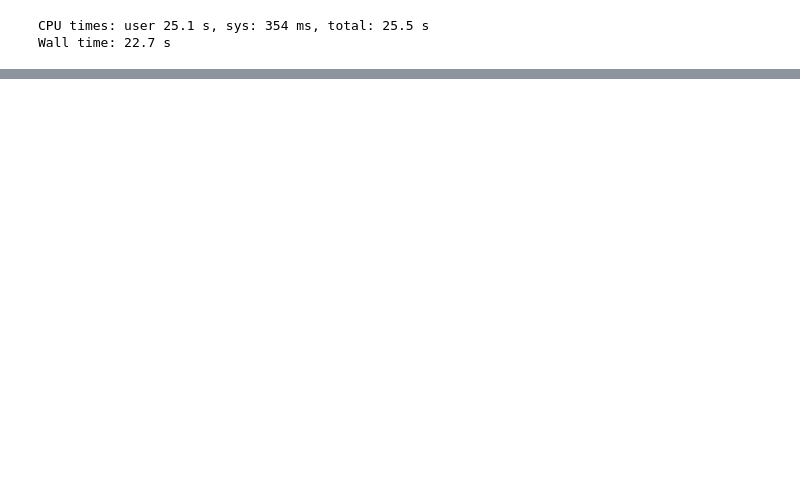
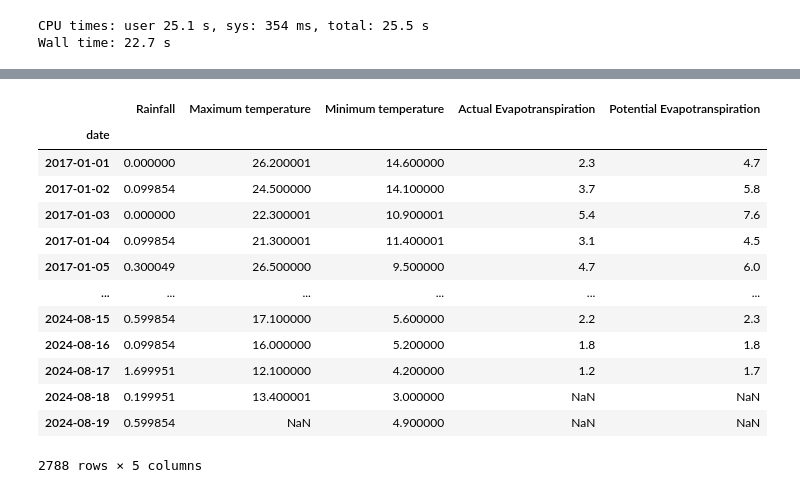
Before and after one commit to johnburley3000/PaddockTS, a Jupyter notebook: DAESIM_preprocess/everything_visualise.ipynb, the cells around one changed output, grey strips where cells are left out. Drawn from its saved outputs; the diff is of its cells as text; code cells hidden in the pictures; blank space fills up the shorter version.

```diff
--- a/DAESIM_preprocess/everything_visualise.ipynb
+++ b/DAESIM_preprocess/everything_visualise.ipynb
@@ -97,0 +152,36 @@ ds_silo = xr.open_dataset(filename)
+# %%
+# Combine the datasets along the 'time' dimension
+# ds_merged = xr.merge([ds3, ds4, ds5, ds6, ds7, ds8, ds9])
+df = ds_silo_point.to_dataframe().reset_index()
+df = df.drop(columns=["lat", "lon", "crs"])
+df = df.set_index('time')
+
+# # Rename the columns to match Alex's DAESim_forcing.csv
+abbreviations = {
+    "daily_rain" : "Rainfall",
+    "max_temp" : "Maximum temperature",
+    "min_temp" : "Minimum temperature",
+    "Ssoil":"Soil moisture",
+    "et_morton_actual": "Actual Evapotranspiration",
+    "et_morton_potential":"Potential Evapotranspiration"
+    }
+df.rename(columns=abbreviations, inplace=True)
+df.rename_axis("date", inplace=True)
+# df.to_csv("DAESim_forcing.csv")
+# df.head()
+df
+# %% [output]
+|  | Rainfall | Maximum temperature | Minimum temperature | Actual Evapotranspiration | Potential Evapotranspiration |
+| date |  |  |  |  |  |
+| 2017-01-01 | 0.000000 | 26.200001 | 14.600000 | 2.3 | 4.7 |
+| 2017-01-02 | 0.099854 | 24.500000 | 14.100000 | 3.7 | 5.8 |
+| 2017-01-03 | 0.000000 | 22.300001 | 10.900001 | 5.4 | 7.6 |
+| 2017-01-04 | 0.099854 | 21.300001 | 11.400001 | 3.1 | 4.5 |
+| 2017-01-05 | 0.300049 | 26.500000 | 9.500000 | 4.7 | 6.0 |
+| ... | ... | ... | ... | ... | ... |
+| 2024-08-15 | 0.599854 | 17.100000 | 5.600000 | 2.2 | 2.3 |
+| 2024-08-16 | 0.099854 | 16.000000 | 5.200000 | 1.8 | 1.8 |
+| 2024-08-17 | 1.699951 | 12.100000 | 4.200000 | 1.2 | 1.7 |
+| 2024-08-18 | 0.199951 | 13.400001 | 3.000000 | NaN | NaN |
+| 2024-08-19 | 0.599854 | NaN | 4.900000 | NaN | NaN |
+2788 rows × 5 columns
```
Also changed, not shown: parts of 9 cells of this notebook.
